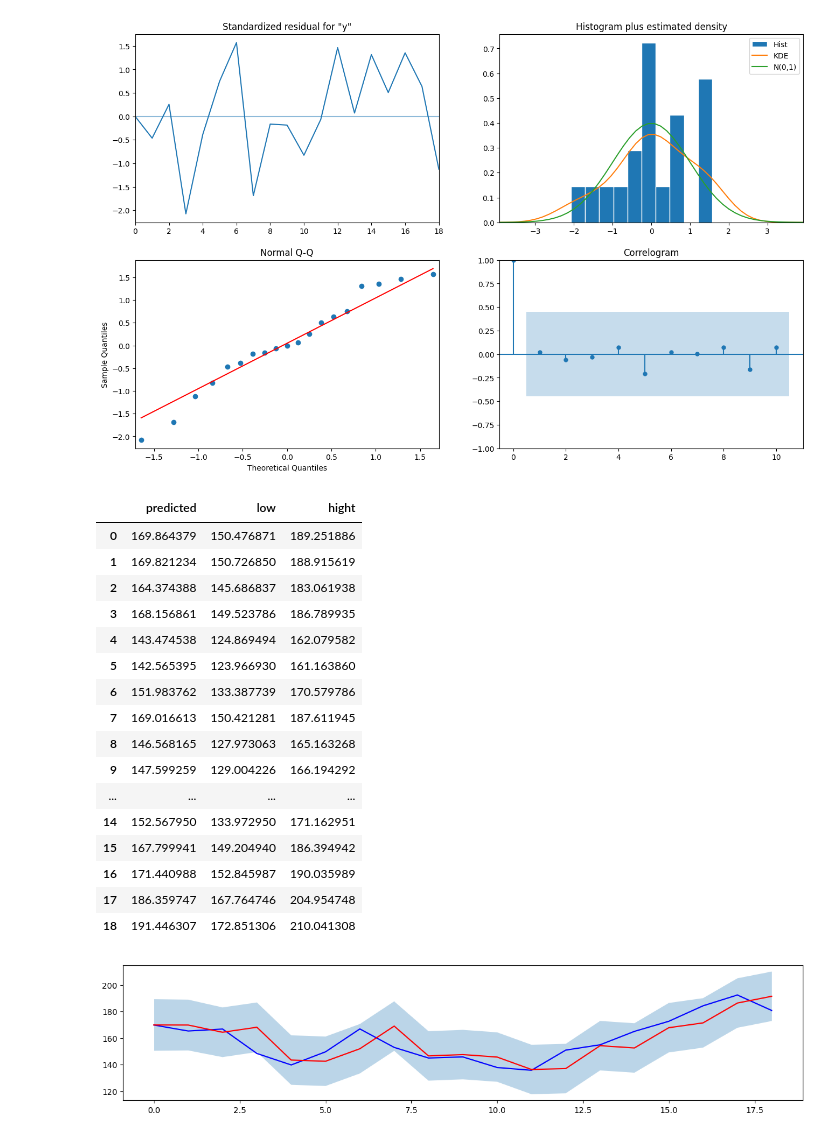
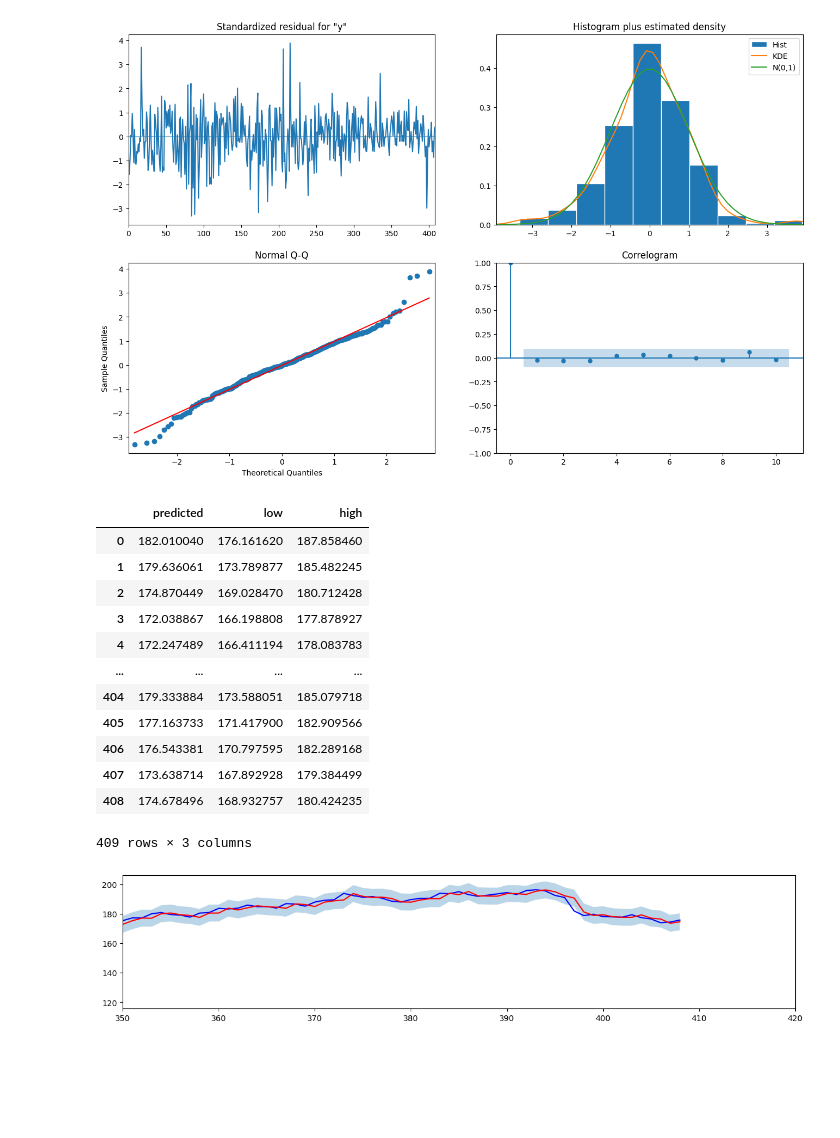
Before and after one commit to leadline42/lecture-bda-visaulization-python, a Jupyter notebook: Lecture05/Lecture05_02.ipynb, the cells around one changed output. Drawn from its saved outputs; the diff is of its cells as text; code cells hidden in the pictures; blank space fills up the shorter version.

```diff
--- a/Lecture05/Lecture05_02.ipynb
+++ b/Lecture05/Lecture05_02.ipynb
@@ -12,10 +12,11 @@ import os, pendulum
 # %%
 # apple_data파일 불러오기
 file_path = './Data02/'
-file_date = pendulum.now().to_date_string()
-file_name = 'apple_data.csv'
+file_list = os.listdir(file_path)
+print(file_list)
+file_name = file_list[0]
 
-df_rawdata_stock_apple = pd.read_csv(file_path+file_date+'_'+file_name)
+df_rawdata_stock_apple = pd.read_csv(file_path+file_name)
 df_rawdata_stock_apple.info()
-df_rawdata_stock_apple.tail()
+df_rawdata_stock_apple
 # %% [output]
@@ -44,5 +53,5 @@ memory usage: 1.5+ KB
 # %%
-model = ARIMA(df_rawdata_stock_apple['Close'].values, order=(0,1,2))
+model = ARIMA(df_rawdata_stock_apple['Close'].values, order=(2,1,2))
 model_fit = model.fit()
 model_fit.summary()
 # %% [output]
@@ -73,42 +84,38 @@ Warnings:
 model_fit.plot_diagnostics(figsize=(16,10))
 plt.show()
 # %% [output]
-[figure, old version]
+[figure, new version]
 # %%
 pred = model_fit.get_prediction()
-df_result_pred = pd.concat([pd.Series(pred.predicted_mean, name='predicted'), pd.DataFrame(pred.conf_int(), columns=['low', 'hight'])], axis=1)
+df_result_pred = pd.concat([pd.Series(pred.predicted_mean, name='predicted'), pd.DataFrame(pred.conf_int(), columns=['low', 'high'])], axis=1)
 df_result_pred01 = df_result_pred.iloc[1:, ].reset_index(drop=True)
 df_result_pred01
 # %% [output]
-|  | predicted | low | hight |
-| 0 | 169.864379 | 150.476871 | 189.251886 |
-| 1 | 169.821234 | 150.726850 | 188.915619 |
-| 2 | 164.374388 | 145.686837 | 183.061938 |
-| 3 | 168.156861 | 149.523786 | 186.789935 |
-| 4 | 143.474538 | 124.869494 | 162.079582 |
-| 5 | 142.565395 | 123.966930 | 161.163860 |
-| 6 | 151.983762 | 133.387739 | 170.579786 |
-| 7 | 169.016613 | 150.421281 | 187.611945 |
-| 8 | 146.568165 | 127.973063 | 165.163268 |
-| 9 | 147.599259 | 129.004226 | 166.194292 |
+|  | predicted | low | high |
+| 0 | 182.010040 | 176.161620 | 187.858460 |
+| 1 | 179.636061 | 173.789877 | 185.482245 |
+| 2 | 174.870449 | 169.028470 | 180.712428 |
+| 3 | 172.038867 | 166.198808 | 177.878927 |
+| 4 | 172.247489 | 166.411194 | 178.083783 |
 | ... | ... | ... | ... |
-| 14 | 152.567950 | 133.972950 | 171.162951 |
-| 15 | 167.799941 | 149.204940 | 186.394942 |
-| 16 | 171.440988 | 152.845987 | 190.035989 |
-| 17 | 186.359747 | 167.764746 | 204.954748 |
-| 18 | 191.446307 | 172.851306 | 210.041308 |
+| 404 | 179.333884 | 173.588051 | 185.079718 |
+| 405 | 177.163733 | 171.417900 | 182.909566 |
+| 406 | 176.543381 | 170.797595 | 182.289168 |
+| 407 | 173.638714 | 167.892928 | 179.384499 |
+| 408 | 174.678496 | 168.932757 | 180.424235 |
+409 rows × 3 columns
 # %%
 df_mod00_stock_apple = df_rawdata_stock_apple.iloc[1:,:].reset_index(drop=True)
 
 fig, ax = plt.subplots()
 fig.set_size_inches(15,3)
 
 ax.plot(df_mod00_stock_apple.index, df_mod00_stock_apple.Close, color='b')
 ax.plot(df_result_pred01.index, df_result_pred01.iloc[:, 0], color='r')
 ax.fill_between(df_result_pred01.index, df_result_pred01.iloc[:,1], df_result_pred01.iloc[:,2], alpha=.3, linewidth=0)
-
+ax.set_xlim(350, 420)
 plt.show()
 # %% [output]
-[figure, old version]
+[figure, new version]
 # %%
 pred = model_fit.get_forecast(steps=10)
```
Also changed, not shown: parts of 5 cells of this notebook, 9 other files.
